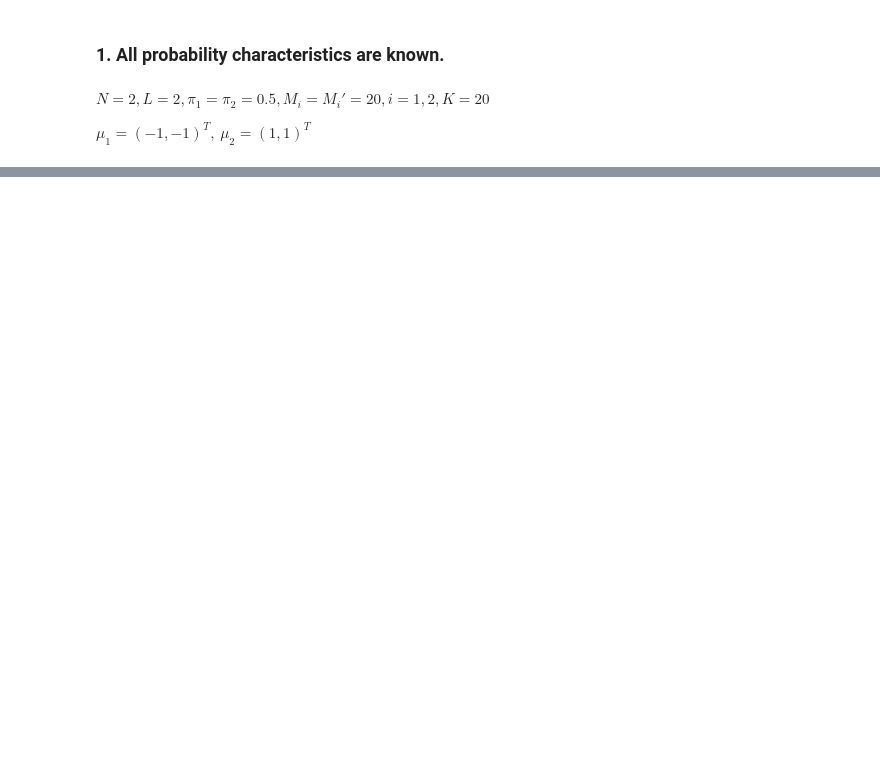
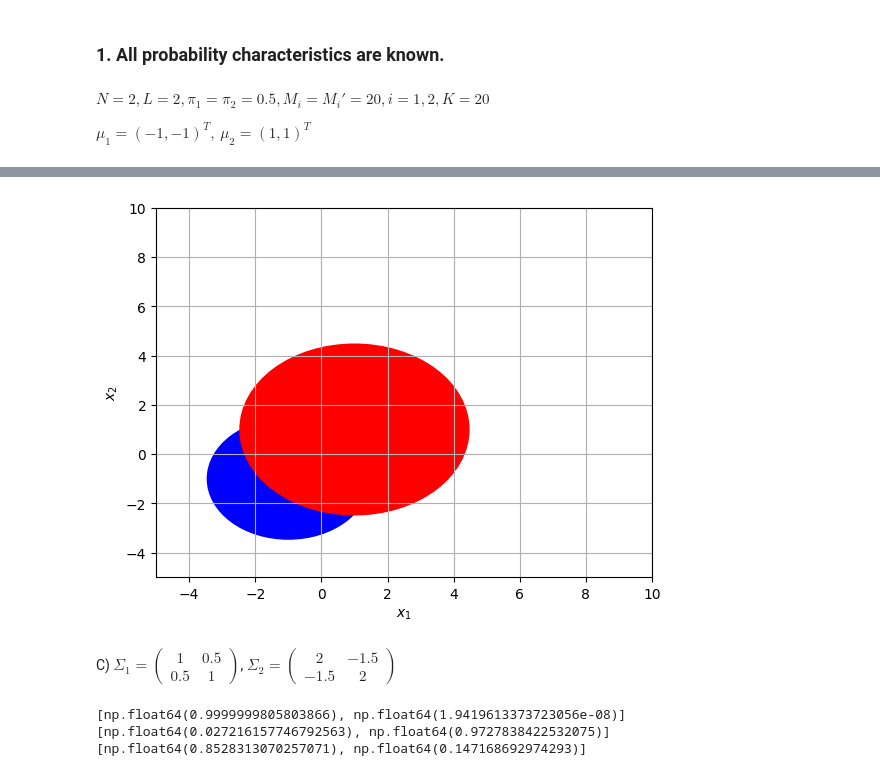
Before and after one commit to Klimentij-Kvl/famcs-archive, a Jupyter notebook: 3-year/Applied Theory of Statistical Solutions/lab3.ipynb, the cells around one changed output, grey strips where cells are left out. Saved outputs shown, nothing was run; the diff lists cells and outputs as text; code cells hidden in the pictures; blank space fills up the shorter version.

```diff
--- a/3-year/Applied Theory of Statistical Solutions/lab3.ipynb
+++ b/3-year/Applied Theory of Statistical Solutions/lab3.ipynb
@@ -90,0 +110,5 @@ ValueError: operands could not be broadcast together with shapes (100,) (2,)
+# %%
+sigma_b1 = np.array([[1, 0], [0, 1]])
+sigma_b2 = np.array([[2, 0], [0, 2]])
+sigmas_b = np.stack((sigma_b1, sigma_b2))
+densities = bc.gaussian_density(mus, sigmas_b)
@@ -90,0 +127,14 @@ ValueError: operands could not be broadcast together with shapes (100,) (2,)
+# %%
+fig, ax = plt.subplots()
+plot_ellipsoid(ax, mu_1, sigma_b1, 'blue')
+plot_ellipsoid(ax, mu_2, sigma_b2, 'red')
+plt.xlim(-5, 10)
+plt.xlabel(r"$x_1$")
+plt.ylim(-5, 10)
+plt.ylabel(r"$x_2$")
+plt.grid()
+plt.show()
+# %% [output]
+[figure, added]
+# %% [markdown]
+C) $\Sigma_1 = \begin{pmatrix} 1 & 0.5 \\ 0.5 & 1 \end{pmatrix}$, $\Sigma_2 = \begin{pmatrix} 2 & -1.5 \\ -1.5 & 2 \end{pmatrix}$
@@ -90,0 +146,12 @@ ValueError: operands could not be broadcast together with shapes (100,) (2,)
+# %%
+bc.set_probability_characteristics(a_priori, densities)
+x1 = np.array([-2, -2])
+x2 = np.array([2, 2])
+x3 = np.array([0, 0])
+print(bc.predict(x1))
+print(bc.predict(x2))
+print(bc.predict(x3))
+# %% [output]
+[np.float64(0.9999999805803866), np.float64(1.9419613373723056e-08)]
+[np.float64(0.027216157746792563), np.float64(0.9727838422532075)]
+[np.float64(0.8528313070257071), np.float64(0.147168692974293)]
```
Also changed, not shown: parts of 19 cells of this notebook.
